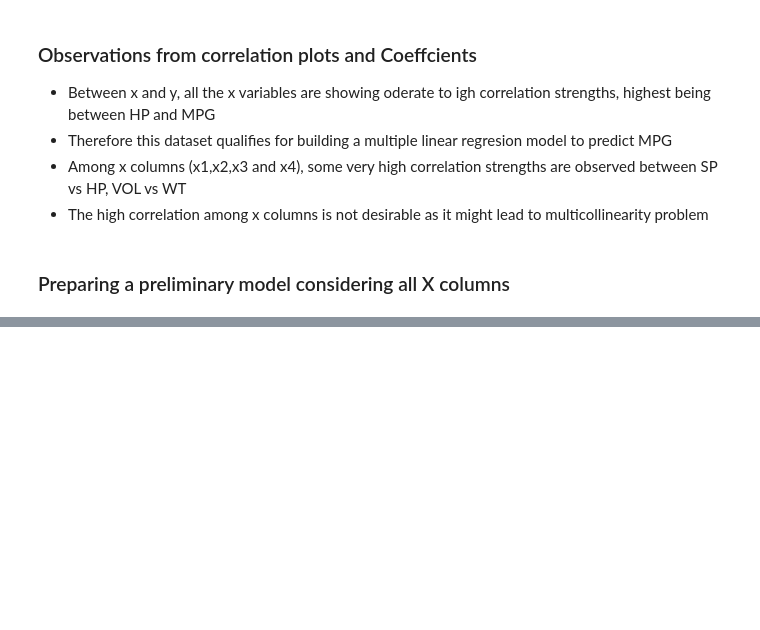
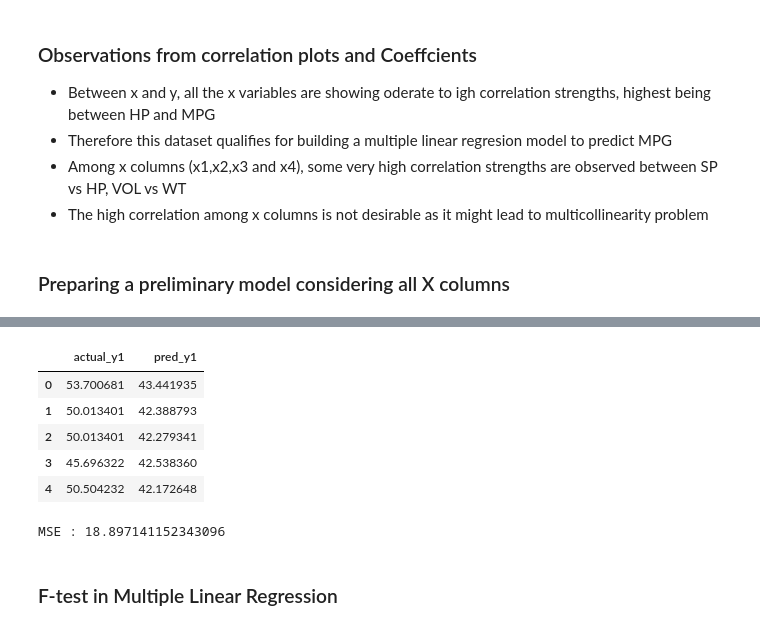
Before and after one commit to Vamshi7279/aiml_vamshi, a Jupyter notebook: Multiple Linear Regression.ipynb, the cells around one changed output, grey strips where cells are left out. Drawn from its saved outputs; the diff is of its cells as text; code cells hidden in the pictures; blank space fills up the shorter version.

```diff
--- a/Multiple Linear Regression.ipynb
+++ b/Multiple Linear Regression.ipynb
@@ -186,0 +217,7 @@ PatsyError: Error evaluating factor: NameError: name 'MPGWT' is not defined
+# %%
+# Find the performance metrices
+# Create a data frme with actual y and predited y columns
+
+df1=pd.DataFrame()
+df1["actual_y1"]=cars["MPG"]
+df1.head()
@@ -186,0 +231,21 @@ PatsyError: Error evaluating factor: NameError: name 'MPGWT' is not defined
+# %%
+# Predicted for the given x data columns
+
+pred_y1=model1.predict(cars.iloc[:,0:4])
+df1["pred_y1"]=pred_y1
+df1.head()
+# %% [output]
+|  | actual_y1 | pred_y1 |
+| 0 | 53.700681 | 43.441935 |
+| 1 | 50.013401 | 42.388793 |
+| 2 | 50.013401 | 42.279341 |
+| 3 | 45.696322 | 42.538360 |
+| 4 | 50.504232 | 42.172648 |
+# %%
+# Compute the mean squared Error (MSE) for model1
+from sklearn.metrics import mean_squared_error
+print("MSE :", mean_squared_error(df1["actual_y1"], df1["pred_y1"]))
+# %% [output]
+MSE : 18.897141152343096
+# %% [markdown]
+### F-test in Multiple Linear Regression
```
Also changed, not shown: parts of 5 cells of this notebook.
